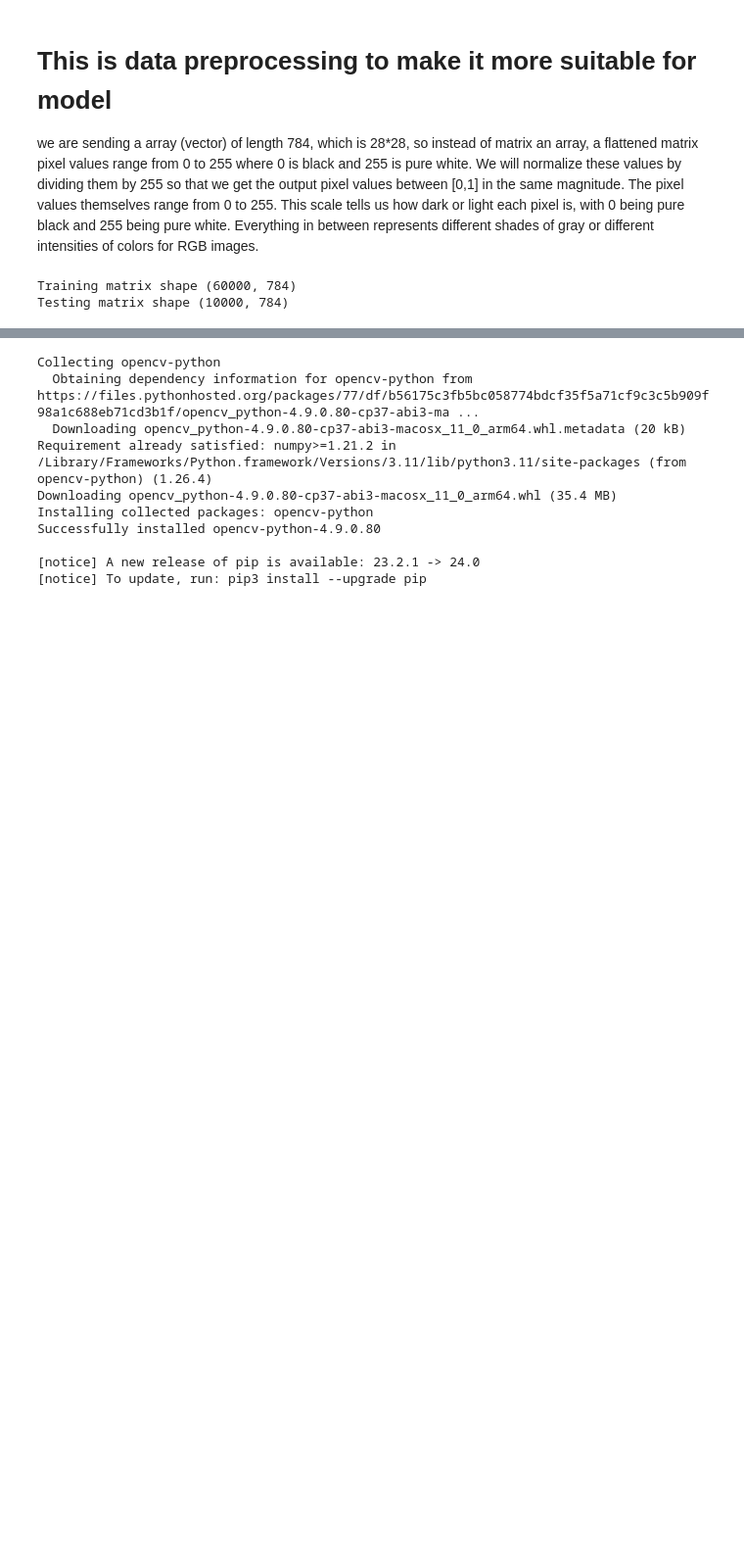
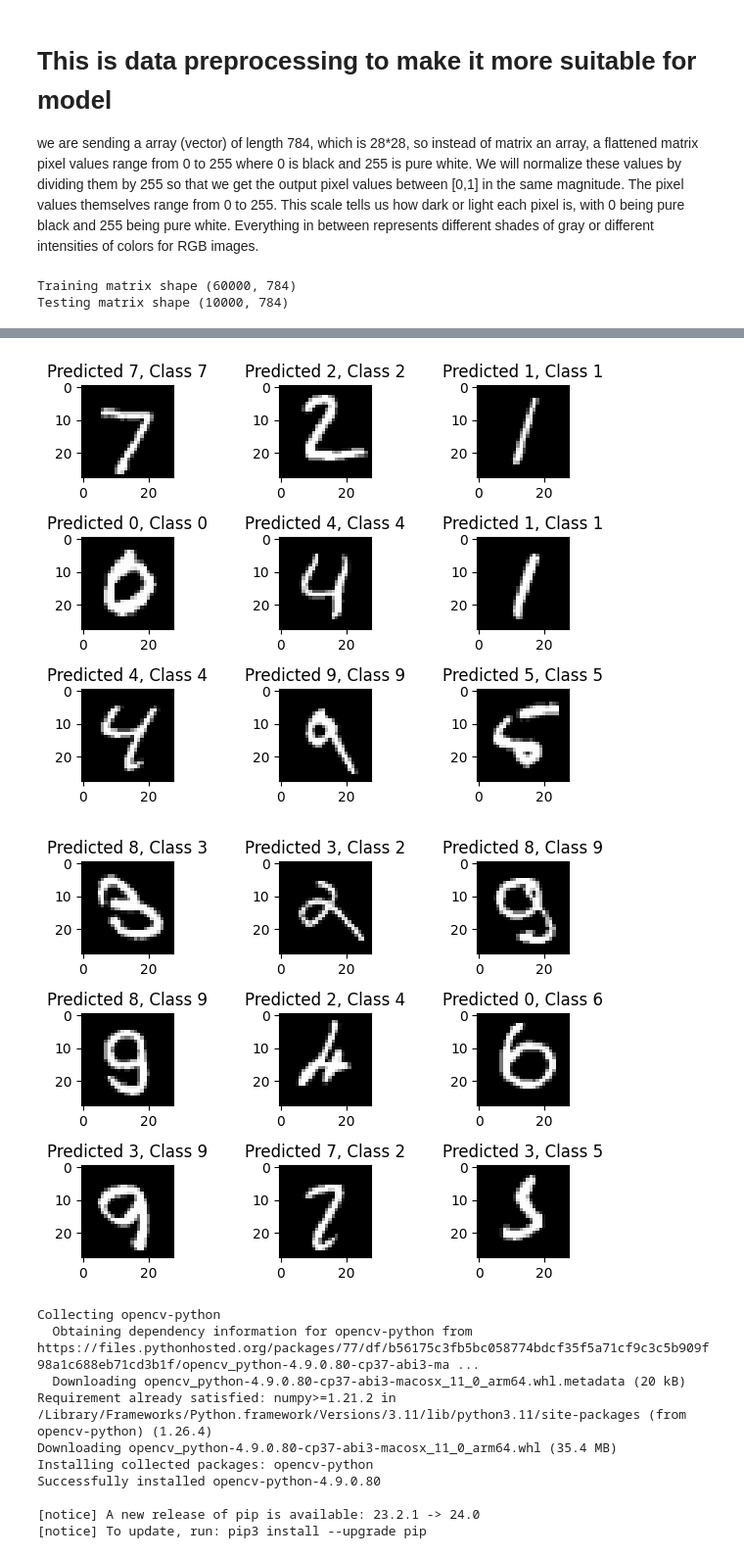
Before and after one commit to vesnaatwork/ml-example, a Jupyter notebook: handwrittenDigitClassification.ipynb, the cells around one changed output, grey strips where cells are left out. Shown at 98% size. Saved outputs shown, nothing was run; the diff lists cells and outputs as text; code cells hidden in the pictures; blank space fills up the shorter version.

```diff
--- a/handwrittenDigitClassification.ipynb
+++ b/handwrittenDigitClassification.ipynb
@@ -254,0 +312,8 @@ Test accuracy: 0.9776999950408936
+# %%
+predicted_classes = np.argmax(model.predict(X_test), axis=1)
+# Assuming y_test contains class indices
+y_test_classes = y_test
+
+# Find correct and incorrect indices
+correct_indices = np.nonzero(predicted_classes == y_test_classes)[0]
+incorrect_indices = np.nonzero(predicted_classes != y_test_classes)[0]
@@ -255,3 +322,22 @@ Test accuracy: 0.9776999950408936
+# %%
+plt.figure()
+for i, correct in enumerate(correct_indices[:9]):
+    plt.subplot(3,3,i+1)
+    plt.imshow(X_test[correct].reshape(28,28), cmap='gray', interpolation='none')
+    plt.title("Predicted {}, Class {}".format(predicted_classes[correct], y_test[correct]))
+
+plt.tight_layout()
+
+plt.figure()
+for i, incorrect in enumerate(incorrect_indices[:9]):
+    plt.subplot(3,3,i+1)
+    plt.imshow(X_test[incorrect].reshape(28,28), cmap='gray', interpolation='none')
+    plt.title("Predicted {}, Class {}".format(predicted_classes[incorrect], y_test[incorrect]))
+
+plt.tight_layout()
+# %% [output]
+[figure, added]
+[figure, added]
 # %%
 !pip3 install opencv-python
 # %% [output]
```
Also changed, not shown: parts of 17 cells of this notebook.
